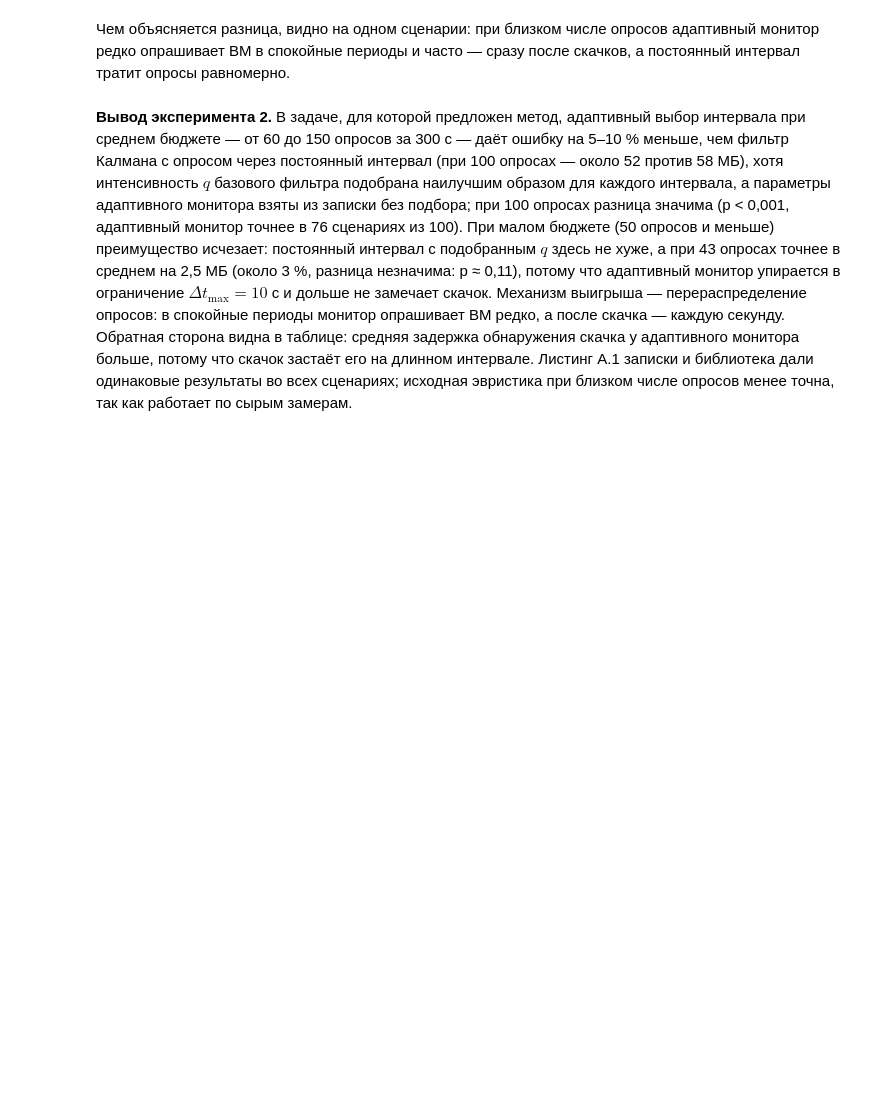
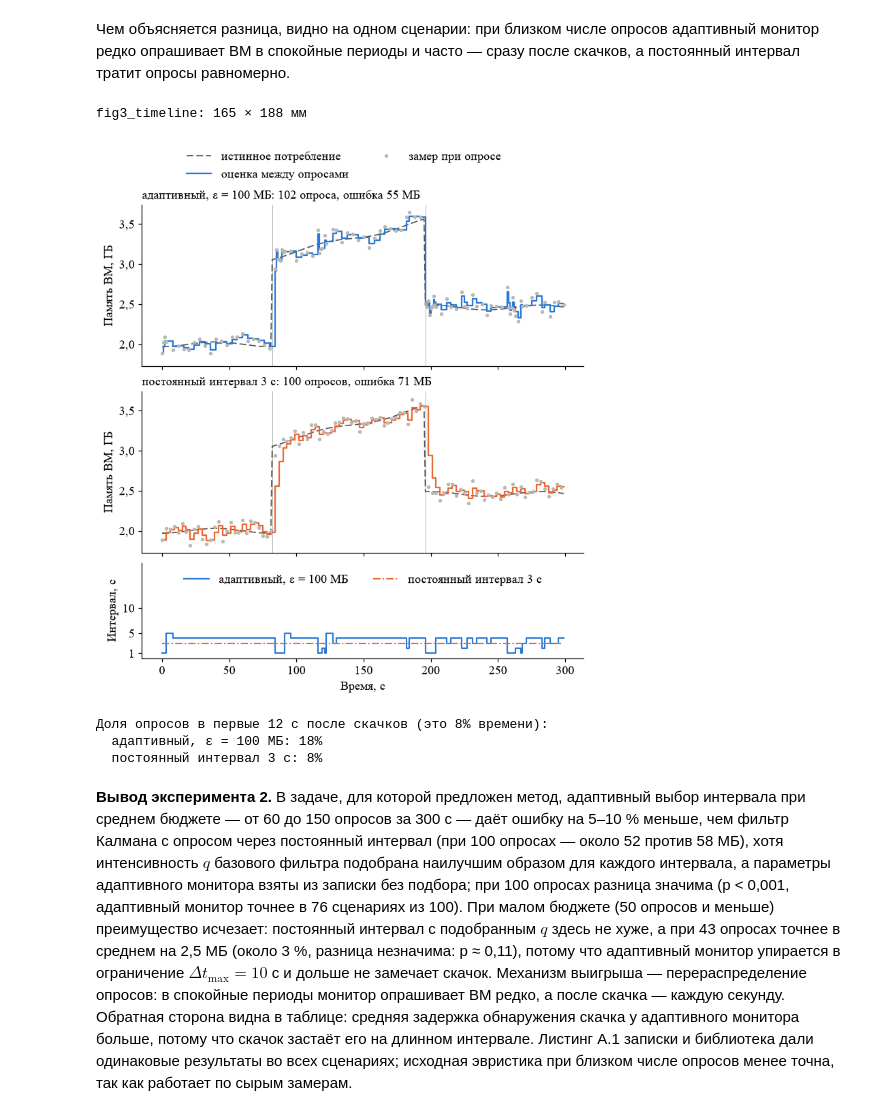
Before and after one commit to 89605502155/trosna-kalman-demo, a Jupyter notebook: comparison.ipynb, the cells around one changed output. Drawn from its saved outputs; the diff is of its cells as text; code cells hidden in the pictures; blank space fills up the shorter version.

```diff
--- a/comparison.ipynb
+++ b/comparison.ipynb
@@ -576,7 +651,7 @@ runs = {
     "адаптивный, ε = 100 МБ": simulate(scenario.measurements, adaptive_factory(paper_config(0.10))),
     "постоянный интервал 3 с": simulate(scenario.measurements, partial(FilterPyFixedInterval, q=tuned_q[3], interval=3)),
 }
-fig, axes = plt.subplots(3, 1, figsize=(WIDTH, 5.6), layout="constrained", sharex=True, gridspec_kw={"height_ratios": [2.2, 2.2, 1]})
+fig, axes = plt.subplots(3, 1, figsize=(WIDTH, 7.4), layout="constrained", sharex=True, gridspec_kw={"height_ratios": [2.2, 2.2, 1.3]})
 t = scenario.times
 axes[1].sharey(axes[0])
 for ax, (name, run), color in zip(axes[:2], runs.items(), [COLORS["trosna-kalman"], COLORS["filterpy"]]):
@@ -586,36 +661,42 @@ for ax, (name, run), color in zip(axes[:2], runs.items(), [COLORS["trosna-kalman
     mae = run.mean_absolute_error(scenario.truth) * MB
     ax.set_title(f"{name}: {run.n_polls} {plural(run.n_polls, 'опрос', 'опроса', 'опросов')}, ошибка {mae:.0f} МБ", loc="left")
     ax.set_ylabel("Память ВМ, ГБ")
     for change in scenario.change_times:
         ax.axvline(change, color=COLORS["истина"], linewidth=0.6, alpha=0.5)
-axes[0].legend(loc="upper left", ncol=1)
+fig.legend(*axes[0].get_legend_handles_labels(), loc="outside upper center", ncol=2, frameon=False)
 for (name, run), key in zip(runs.items(), ["trosna-kalman", "filterpy"]):
     axes[2].step(run.poll_times, run.intervals, where="post", color=COLORS[key], linestyle=LINESTYLES[key], linewidth=1.4, label=name)
 axes[2].set_ylabel("Интервал, с")
 axes[2].set_xlabel("Время, с")
 axes[2].set_yticks([1, 5, 10])
-axes[2].set_ylim(0, 12.5)
-axes[2].legend(loc="upper right", ncol=2, fontsize=7.5)
+axes[2].set_ylim(0, 19)
+axes[2].legend(loc="upper center", ncol=2, frameon=False)
 save(fig, "fig3_timeline")
 plt.show()
 
 window = 12
 share = {}
 for name, factory in {
     "адаптивный, ε = 100 МБ": adaptive_factory(paper_config(0.10)),
     "постоянный интервал 3 с": partial(FilterPyFixedInterval, q=tuned_q[3], interval=3),
 }.items():
     counts = []
     for s in test:
         run = simulate(s.measurements, factory)
         after = np.zeros(s.truth.size, bool)
         for change in s.change_times:
             after[change : change + window] = True
         counts.append(after[run.poll_times].mean())
     share[name] = np.mean(counts)
 print(f"Доля опросов в первые {window} с после скачков (это {2 * window / 300:.0%} времени):")
 for name, value in share.items():
     print(f"  {name}: {value:.0%}")
+# %% [output]
+fig3_timeline: 165 × 188 мм
+[figure, added]
+Доля опросов в первые 12 с после скачков (это 8% времени):
+  адаптивный, ε = 100 МБ: 18%
+  постоянный интервал 3 с: 8%
 # %% [markdown]
 **Вывод эксперимента 2.** В задаче, для которой предложен метод, адаптивный
 выбор интервала при среднем бюджете — от 60 до 150 опросов за 300 с — даёт
```
Also changed, not shown: parts of 21 cells of this notebook, 19 other files.
